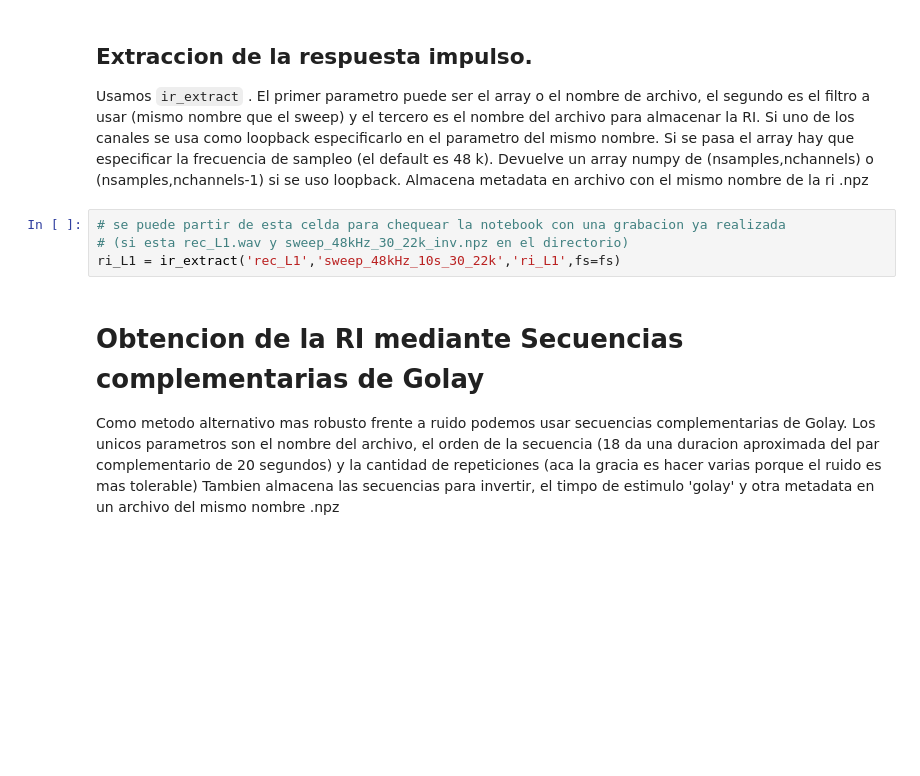
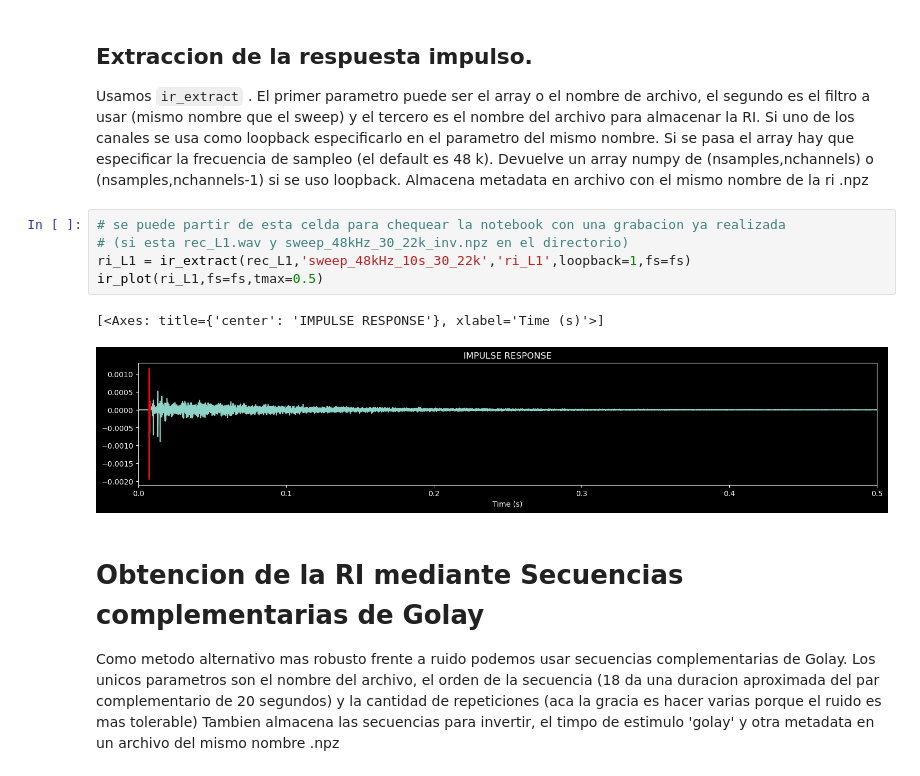
Before and after one commit to meguia/IRma, a Jupyter notebook: src/notebooks/test_acousticfield.ipynb, the cells around one changed output. Cells and saved outputs as stored; diff of their text form; blank space fills up the shorter version.

```diff
--- a/src/notebooks/test_acousticfield.ipynb
+++ b/src/notebooks/test_acousticfield.ipynb
@@ -110,7 +110,11 @@ El primer parametro puede ser el array o el nombre de archivo, el segundo es el
 # %%
 # se puede partir de esta celda para chequear la notebook con una grabacion ya realizada
 # (si esta rec_L1.wav y sweep_48kHz_30_22k_inv.npz en el directorio)
-ri_L1 = ir_extract('rec_L1','sweep_48kHz_10s_30_22k','ri_L1',fs=fs)
+ri_L1 = ir_extract(rec_L1,'sweep_48kHz_10s_30_22k','ri_L1',loopback=1,fs=fs)
+ir_plot(ri_L1,fs=fs,tmax=0.5)
+# %% [output]
+[<Axes: title={'center': 'IMPULSE RESPONSE'}, xlabel='Time (s)'>]
+[figure, added]
 # %% [markdown]
 # Obtencion de la RI mediante Secuencias complementarias de Golay
 Como metodo alternativo mas robusto frente a ruido podemos usar secuencias complementarias de Golay.
```
Also changed, not shown: parts of 2 cells of this notebook, 3 other files.
